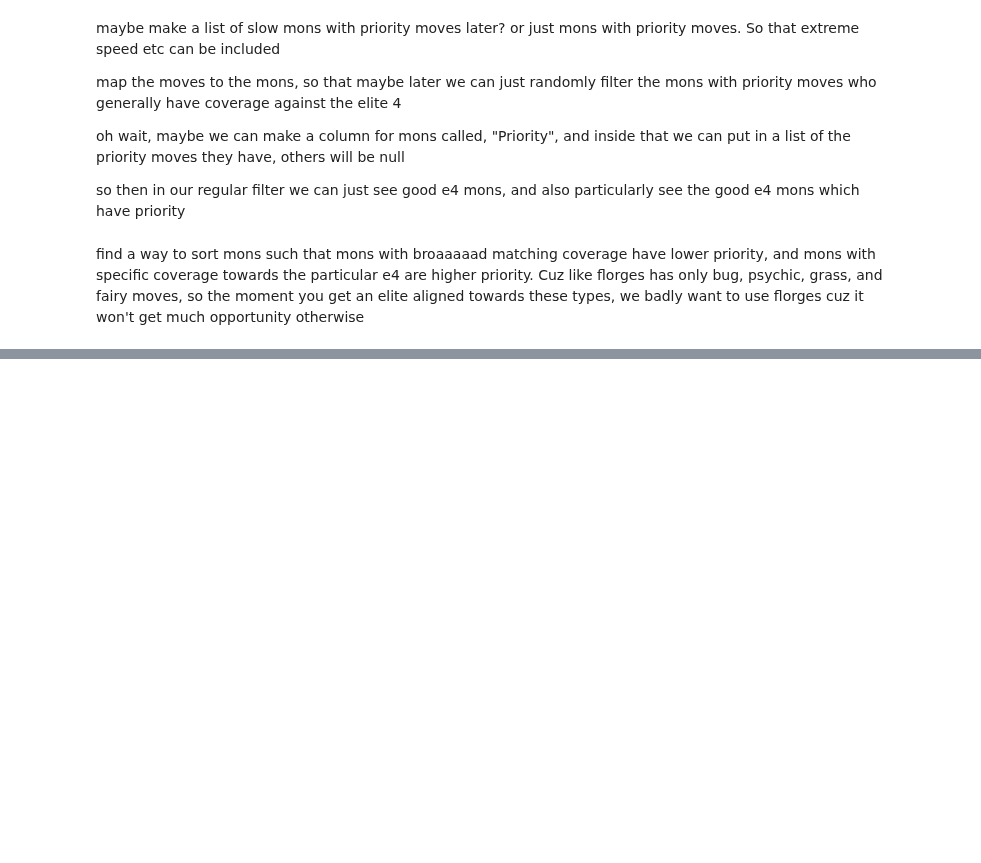
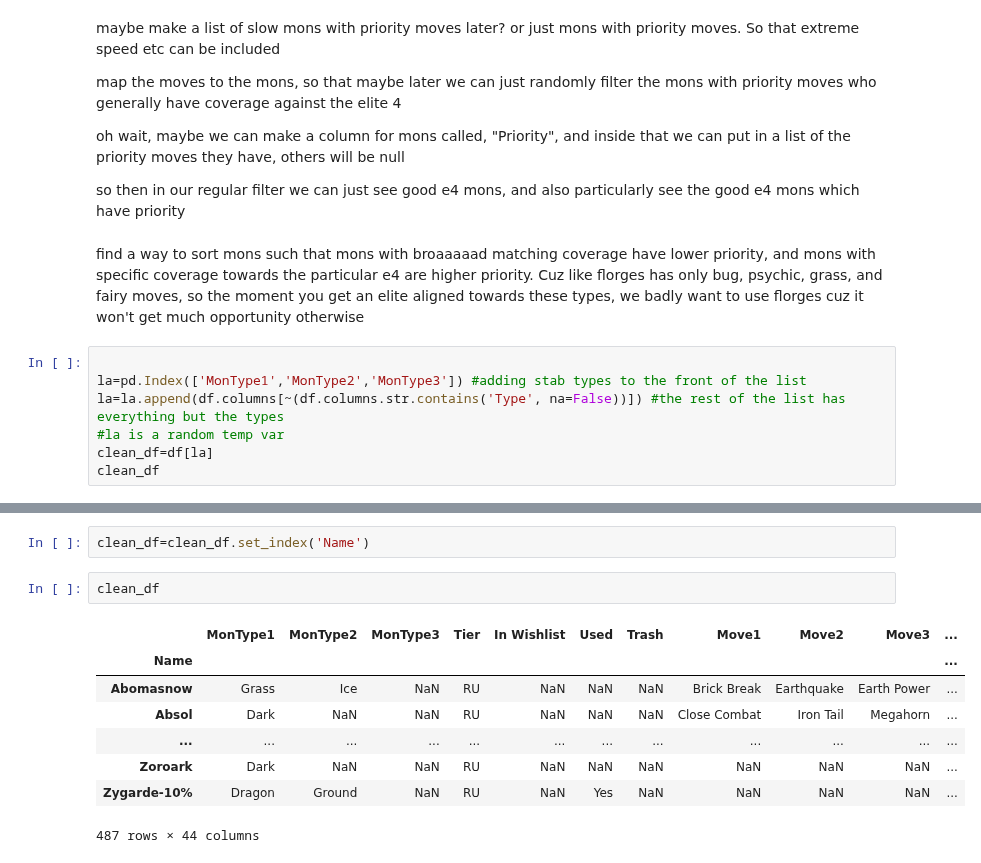
Before and after one commit to SrijanBadhya/pokemon-elite-4, a Jupyter notebook: Pokemon.ipynb, the cells around one changed output, grey strips where cells are left out. Drawn from its saved outputs; the diff is of its cells as text; blank space fills up the shorter version.

```diff
--- a/Pokemon.ipynb
+++ b/Pokemon.ipynb
@@ -517,3 +529,10 @@ so then in our regular filter we can just see good e4 mons, and also particularl
 # %% [markdown]
 find a way to sort mons such that mons with broaaaaad matching coverage have lower priority, and mons with specific coverage towards the particular e4 are higher priority.
 Cuz like florges has only bug, psychic, grass, and fairy moves, so the moment you get an elite aligned towards these types, we badly want to use florges cuz it won't get much opportunity otherwise
+# %%
+
+la=pd.Index(['MonType1','MonType2','MonType3']) #adding stab types to the front of the list
+la=la.append(df.columns[~(df.columns.str.contains('Type', na=False))]) #the rest of the list has everything but the types
+#la is a random temp var
+clean_df=df[la]
+clean_df
@@ -519,0 +547,13 @@ Cuz like florges has only bug, psychic, grass, and fairy moves, so the moment yo
+# %%
+clean_df=clean_df.set_index('Name')
+# %%
+clean_df
+# %% [output]
+|  | MonType1 | MonType2 | MonType3 | Tier | In Wishlist | Used | Trash | Move1 | Move2 | Move3 | ... |
+| Name |  |  |  |  |  |  |  |  |  |  | ... |
+| Abomasnow | Grass | Ice | NaN | RU | NaN | NaN | NaN | Brick Break | Earthquake | Earth Power | ... |
+| Absol | Dark | NaN | NaN | RU | NaN | NaN | NaN | Close Combat | Iron Tail | Megahorn | ... |
+| ... | ... | ... | ... | ... | ... | ... | ... | ... | ... | ... | ... |
+| Zoroark | Dark | NaN | NaN | RU | NaN | NaN | NaN | NaN | NaN | NaN | ... |
+| Zygarde-10% | Dragon | Ground | NaN | RU | NaN | Yes | NaN | NaN | NaN | NaN | ... |
+487 rows × 44 columns
```
Also changed, not shown: parts of 8 cells of this notebook, 1 other file.
